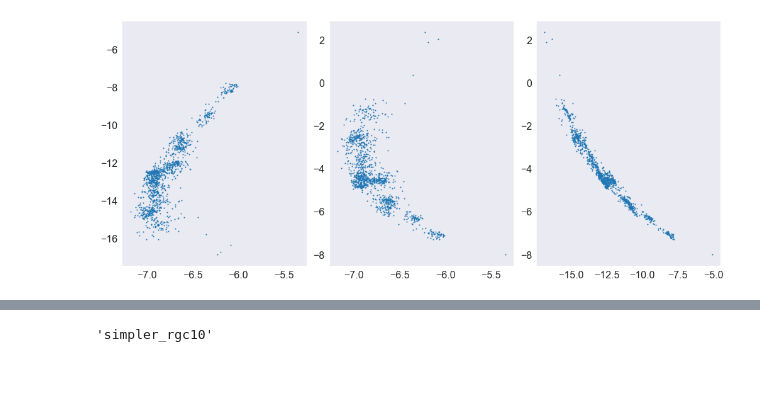
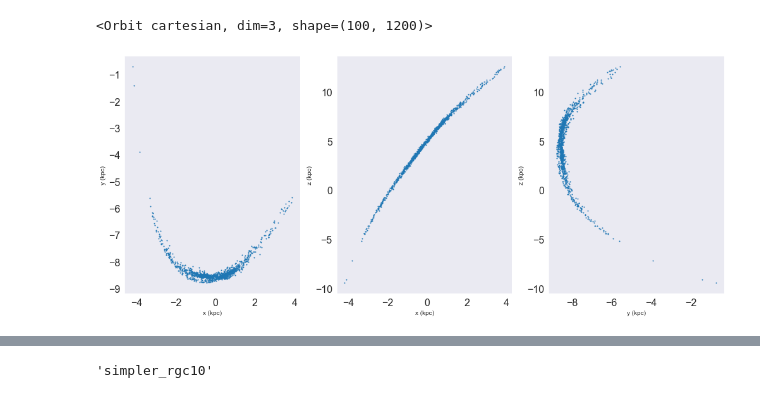
Before and after one commit to caganze/stellarstreams, a Jupyter notebook: notebooks/Rotating Stream and Simpler Direct Nboy.ipynb, the cells around one changed output, grey strips where cells are left out. Saved outputs shown, nothing was run; the diff lists cells and outputs as text; code cells hidden in the pictures.

```diff
--- a/notebooks/Rotating Stream and Simpler Direct Nboy.ipynb
+++ b/notebooks/Rotating Stream and Simpler Direct Nboy.ipynb
@@ -252,5 +260,5 @@ print (perturb.xyz, perturb.v_xyz)
 # %%
-TIME_BACK= 7*u.Myr
+TIME_BACK= 40*u.Myr
 dt=1.*u.Myr
 NSTEPS_COL=int((TIME_BACK/dt).value)
 # %%
@@ -278,6 +286,6 @@ TIME_BACK*2, dt*NSTEPS_COL
 # %%
 # run both the pertuber and the subhalo as potential object for a few Myr
-col_time= {'t2':TIME_BACK*2, 'nsteps': NSTEPS_COL*2, 't1': 0.*u.Myr}
+col_time= {'t2':TIME_BACK*2, 'nsteps': NSTEPS_COL, 't1': 0.*u.Myr}
 
 mhalo=10**6
 rhalo=1005*((mhalo/10**8)**0.5)
@@ -304,0 +316,2 @@ animate_collision(halo_and_stream, np.arange( NSTEPS_COL*2), file_prefix)
+# %%
+s=halo_and_stream[-1][:-1]
@@ -305,18 +324,22 @@ animate_collision(halo_and_stream, np.arange( NSTEPS_COL*2), file_prefix)
 # %%
 
-final_time={'t1': 0.*u.Myr, 't2': 1500*u.Myr-trun, 'nsteps': 100}
+final_time={'t1': 0.*u.Myr, 't2': 1*u.Gyr, 'nsteps': 100}
 
-final_stream= evolve_orbits_only(halo_and_stream[-1][:-1], final_time)
+final_stream= evolve_orbits_only(s, final_time, galactic)
+# %%
+final_stream
+# %% [output]
+<Orbit cartesian, dim=3, shape=(100, 1200)>
 # %%
 fig, ax=plt.subplots(ncols=3, figsize=(14, 6))
-ax[0].scatter(final_stream.x, final_stream.y, s=1)
-ax[1].scatter(final_stream.x, final_stream.z, s=1)
-ax[-1].scatter(final_stream.y,final_stream.z, s=1)
-#ax[0].set(xlabel='x (kpc)', ylabel='y (kpc)', xlim=[-2, 4], ylim=[-2, 4])
-#ax[1].set(xlabel='x (kpc)', ylabel='z (kpc)', xlim=[-2, 4], ylim=[-10, -8])
-#ax[2].set(xlabel='x (kpc)', ylabel='z (kpc)', xlim=[-2, 4], ylim=[-10, -8
+ax[0].scatter(final_stream[-1].x, final_stream[-1].y, s=1)
+ax[1].scatter(final_stream[-1].x, final_stream[-1].z, s=1)
+ax[-1].scatter(final_stream[-1].y,final_stream[-1].z, s=1)
+ax[0].set(xlabel='x (kpc)', ylabel='y (kpc)')#, xlim=[-2, 4], ylim=[-2, 4])
+ax[1].set(xlabel='x (kpc)', ylabel='z (kpc)')#, xlim=[-2, 4], ylim=[-10, -8])
+ax[2].set(xlabel='y (kpc)', ylabel='z (kpc)')#, xlim=[-2, 4], ylim=[-10, -8
 plt.tight_layout()
 # %% [output]
-[figure, old version]
+[figure, new version]
 # %%
 #save
```
Also changed, not shown: parts of 13 cells of this notebook, 4 other files.
